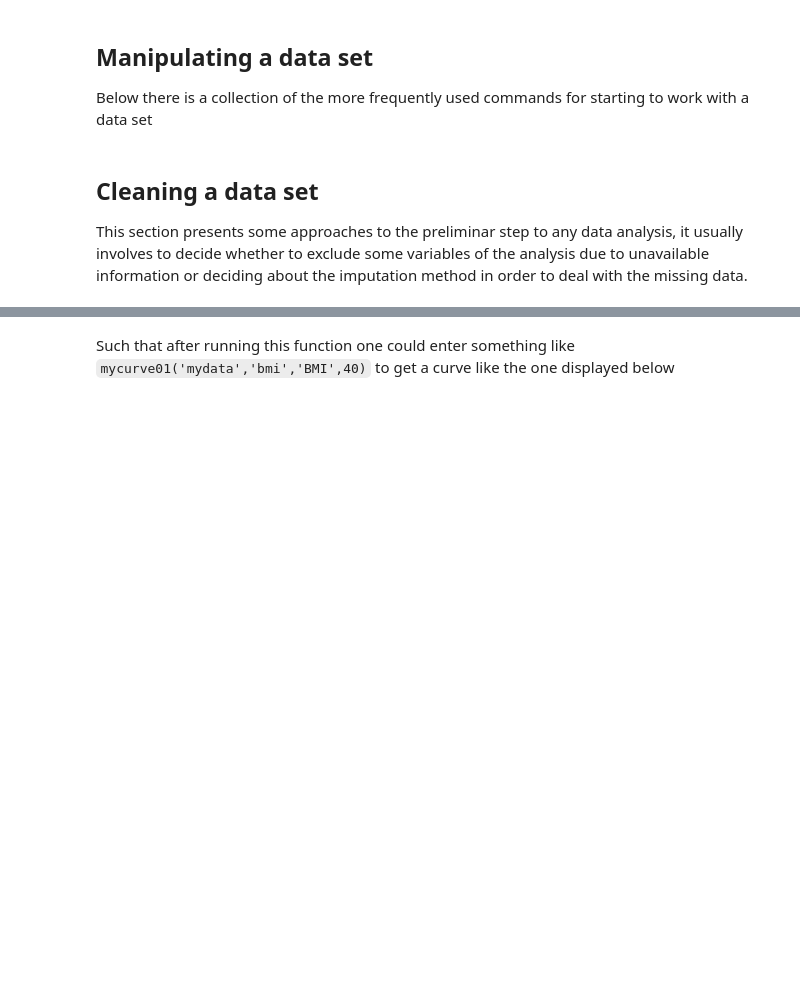
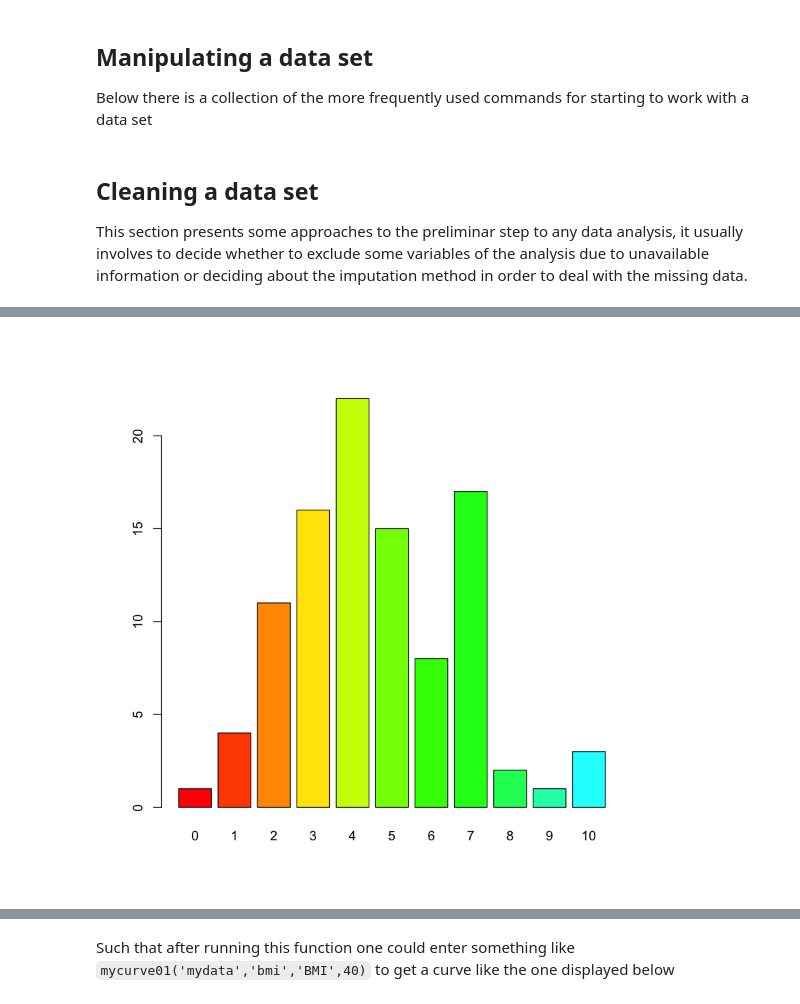
Before and after one commit to billytaipei101/6-R-statistics-for-Psy, a Jupyter notebook: R stats for psy.ipynb, the cells around one changed output, grey strips where cells are left out. Saved outputs shown, nothing was run; the diff lists cells and outputs as text; code cells hidden in the pictures; blank space fills up the shorter version.

Commit message:
New functions and plots

```diff
--- a/R stats for psy.ipynb
+++ b/R stats for psy.ipynb
@@ -347,0 +405,6 @@ This section presents some approaches to the preliminar step to any data analysi
+# %%
+require(grDevices) # for colours
+tN <- table(Ni <- stats::rpois(100, lambda = 5))
+r <- barplot(tN, col = rainbow(20))
+# %% [output]
+[figure, added]
```
Also changed, not shown: parts of 30 cells of this notebook.
